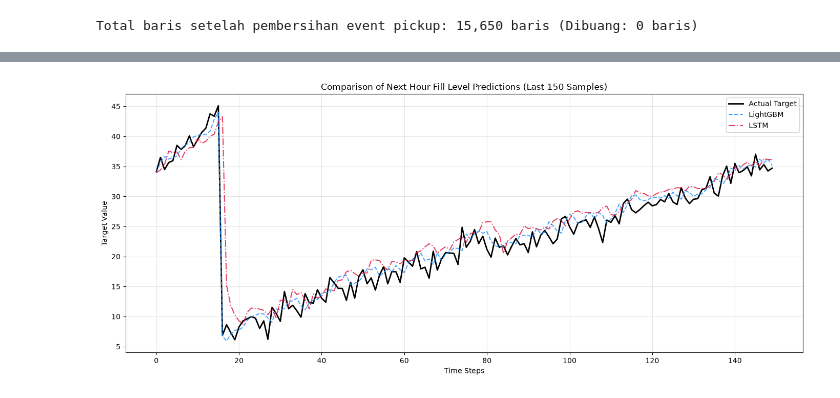
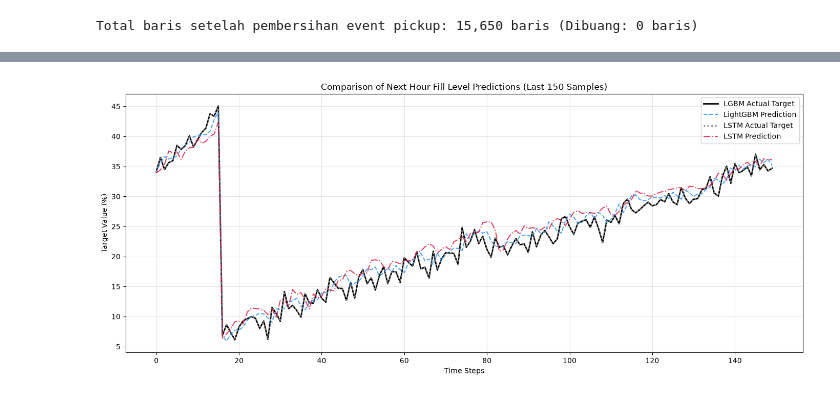
Before and after one commit to AntonTian/IOT-Model-Training, a Jupyter notebook: comparative_analysis.ipynb, the cells around one changed output, grey strips where cells are left out. Cells and saved outputs as stored; diff of their text form; code cells hidden in the pictures.

```diff
--- a/comparative_analysis.ipynb
+++ b/comparative_analysis.ipynb
@@ -95,12 +126,12 @@ def create_sequences(X, seq_length):
 # %%
 SEQ_LENGTH = 5
-X_test_seq = create_sequences(X_test_scaled, SEQ_LENGTH)
 
 device = torch.device('cuda' if torch.cuda.is_available() else 'cpu')
-lstm_model = SmartBinLSTM(len(features), 64, 1, 1, 0.4077).to(device)
+print(f"Using device: {device}")
+lstm_model = SmartBinLSTM(len(features), 64, 1, 1, 0.14193709724733977).to(device)
 lstm_model.load_state_dict(torch.load('model/lstm_smartbin_16days_final.pth', weights_only=True))
 lstm_model.eval()
 
 with torch.no_grad():
-    X_tensor = torch.tensor(X_test_seq, dtype=torch.float32).to(device)
-    lstm_preds = lstm_model(X_tensor).cpu().numpy()
+    X_tensor = torch.tensor(X_te, dtype=torch.float32).to(device)
+    lstm_preds = lstm_model(X_tensor).cpu().numpy().flatten()
@@ -107,13 +140,17 @@ with torch.no_grad():
 # %%
-actuals_aligned = y_test_raw[SEQ_LENGTH:]
+actuals_lstm = y_te
+
+actuals_lgbm = y_test_raw[SEQ_LENGTH:]
 lgbm_aligned = lgbm_preds[SEQ_LENGTH:]
 
 WINDOW_START = 200
 WINDOW_END = 300
 
 plt.figure(figsize=(16, 7))
-plt.plot(actuals_aligned[WINDOW_START:WINDOW_END], label='Actual Capacity (%)', color='black', linewidth=2, linestyle='--')
+plt.plot(actuals_lgbm[WINDOW_START:WINDOW_END], label='LGBM Actual Capacity (%)', color='black', linewidth=2, linestyle='--')
 plt.plot(lgbm_aligned[WINDOW_START:WINDOW_END], label='LightGBM (Tree)', color='green', linewidth=2, alpha=0.8)
+
+plt.plot(actuals_lstm[WINDOW_START:WINDOW_END], label='LSTM Actual Capacity (%)', color='grey', linewidth=2, linestyle=':')
 plt.plot(lstm_preds[WINDOW_START:WINDOW_END], label='PyTorch LSTM (Neural Net)', color='red', linewidth=2, alpha=0.7)
 
 plt.title('Predictive Capacity Overlay: Inductive Bias in Small Tabular Data', fontsize=16, fontweight='bold')
@@ -172,31 +210,39 @@ plt.show()
 # %%
-X_test_df = df_clean.loc[test_mask, features]
-lgbm_preds = lgbm_model.predict(X_test_df)
+metrics = []
 
-y_test_aligned = y_test_raw[SEQ_LENGTH:]
-lgbm_preds_aligned = lgbm_preds[SEQ_LENGTH:]
+metrics.append({
+    'Model': 'LightGBM',
+    'RMSE': np.sqrt(mean_squared_error(actuals_lgbm, lgbm_aligned)),
+    'MAE': mean_absolute_error(actuals_lgbm, lgbm_aligned),
+    'R2': r2_score(actuals_lgbm, lgbm_aligned)
+})
 
-metrics = []
-for model_name, preds in zip(['LightGBM', 'LSTM'], [lgbm_preds_aligned, lstm_preds]):
-    rmse = np.sqrt(mean_squared_error(y_test_aligned, preds))
-    mae = mean_absolute_error(y_test_aligned, preds)
-    r2 = r2_score(y_test_aligned, preds)
-    metrics.append({'Model': model_name, 'RMSE': rmse, 'MAE': mae, 'R2': r2})
+metrics.append({
+    'Model': 'LSTM',
+    'RMSE': np.sqrt(mean_squared_error(actuals_lstm, lstm_preds)),
+    'MAE': mean_absolute_error(actuals_lstm, lstm_preds),
+    'R2': r2_score(actuals_lstm, lstm_preds)
+})
 
 metrics_df = pd.DataFrame(metrics)
 print("=== Hasil Komparasi Model ===")
 print(metrics_df.to_string(index=False))
 
+
 PLOT_SAMPLES = 150
 
 plt.figure(figsize=(14, 6))
-plt.plot(y_test_aligned[-PLOT_SAMPLES:], label='Actual Target', color='black', linewidth=2)
-plt.plot(lgbm_preds_aligned[-PLOT_SAMPLES:], label='LightGBM', color='dodgerblue', alpha=0.8, linestyle='--')
-plt.plot(lstm_preds[-PLOT_SAMPLES:], label='LSTM', color='crimson', alpha=0.8, linestyle='-.')
+
+plt.plot(actuals_lgbm[-PLOT_SAMPLES:], label='LGBM Actual Target', color='black', linewidth=2)
+plt.plot(lgbm_aligned[-PLOT_SAMPLES:], label='LightGBM Prediction', color='dodgerblue', alpha=0.8, linestyle='--')
+
+
+plt.plot(actuals_lstm[-PLOT_SAMPLES:], label='LSTM Actual Target', color='grey', linewidth=2, linestyle=':')
+plt.plot(lstm_preds[-PLOT_SAMPLES:], label='LSTM Prediction', color='crimson', alpha=0.8, linestyle='-.')
 
 plt.title(f'Comparison of Next Hour Fill Level Predictions (Last {PLOT_SAMPLES} Samples)')
 plt.xlabel('Time Steps')
-plt.ylabel('Target Value')
+plt.ylabel('Target Value (%)')
 plt.legend()
 plt.grid(True, alpha=0.3)
 plt.tight_layout()
@@ -209 +255 @@ LightGBM 2.011332 1.591767 0.99151
-[figure, old version]
+[figure, new version]
```
Also changed, not shown: parts of 7 cells of this notebook.
